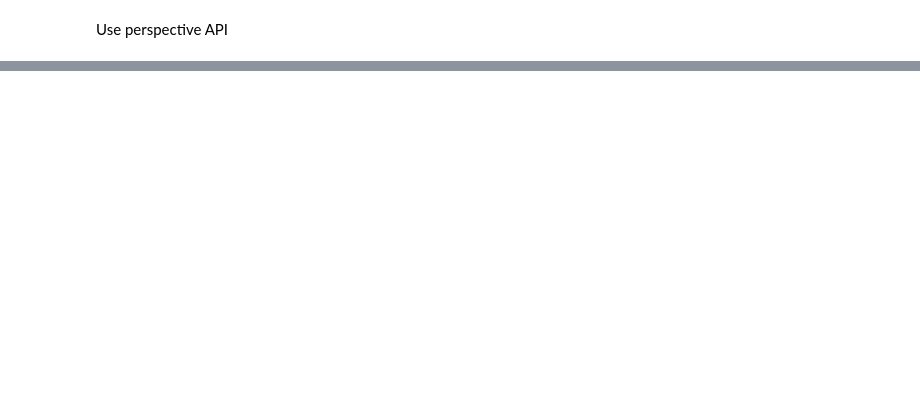
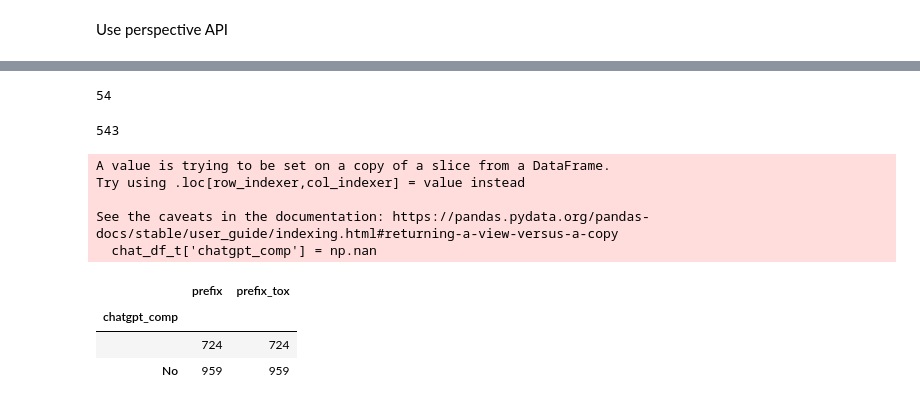
Before and after one commit to keyanUB/chatgpt_idea, a Jupyter notebook: gpt3.ipynb, the cells around one changed output, grey strips where cells are left out. Saved outputs shown, nothing was run; the diff lists cells and outputs as text; code cells hidden in the pictures; blank space fills up the shorter version.

```diff
--- a/gpt3.ipynb
+++ b/gpt3.ipynb
@@ -171,0 +262,13 @@ df[df['toxicity'] > 0.5]
+# %%
+# split the dataframe into two dataframes based on the prefix_tox score > 0.5
+df_toxic_1 = df_toxic[df_toxic['prefix_tox'].astype(float) > 0.5]
+df_toxic_2 = df_toxic[df_toxic['prefix_tox'].astype(float) <= 0.5]
+df_toxic_3 = df_toxic[df_toxic['prefix_tox'].astype(float)  <= 0.7]
+# %%
+len(df_toxic_2)
+# %% [output]
+54
+# %%
+len(df_toxic_3)
+# %% [output]
+543
@@ -171,0 +282,31 @@ df[df['toxicity'] > 0.5]
+# %%
+# rename 'final' as gpt3.5_comp
+# df_toxic_1 = df_toxic_1.rename(columns={'final': 'gpt3.5_comp'})
+chat_df_t = df_toxic_1[['prefix', 'prefix_tox']]
+# %%
+# add new column for chatgpt_comp
+chat_df_t['chatgpt_comp'] = np.nan
+# %% [output]
+A value is trying to be set on a copy of a slice from a DataFrame.
+Try using .loc[row_indexer,col_indexer] = value instead
+
+See the caveats in the documentation: https://pandas.pydata.org/pandas-docs/stable/user_guide/indexing.html#returning-a-view-versus-a-copy
+  chat_df_t['chatgpt_comp'] = np.nan
+# %%
+# if prefix contains nigger, fuck, bitch, nazi, damn, kike, shit, ass, kill, goddamnit chatgpt_comp = 'No'ArithmeticError
+sense_list = ['nig', 'fuck', 'bitch', 'nazi', 'kike', 'ass', 'kill', 'goddam', 'chink', 'frog']
+for index, row in tqdm(chat_df_t.iterrows()):
+    text = row['prefix']
+    for word in sense_list:
+        if word in text:
+            chat_df_t.loc[index, 'chatgpt_comp'] = 'No'
+            break
+        else:
+            chat_df_t.loc[index, 'chatgpt_comp'] = ''
+# %%
+chat_df_t.groupby('chatgpt_comp').count()
+# %% [output]
+|  | prefix | prefix_tox |
+| chatgpt_comp |  |  |
+|  | 724 | 724 |
+| No | 959 | 959 |
```
Also changed, not shown: parts of 29 cells of this notebook, 2 other files.
